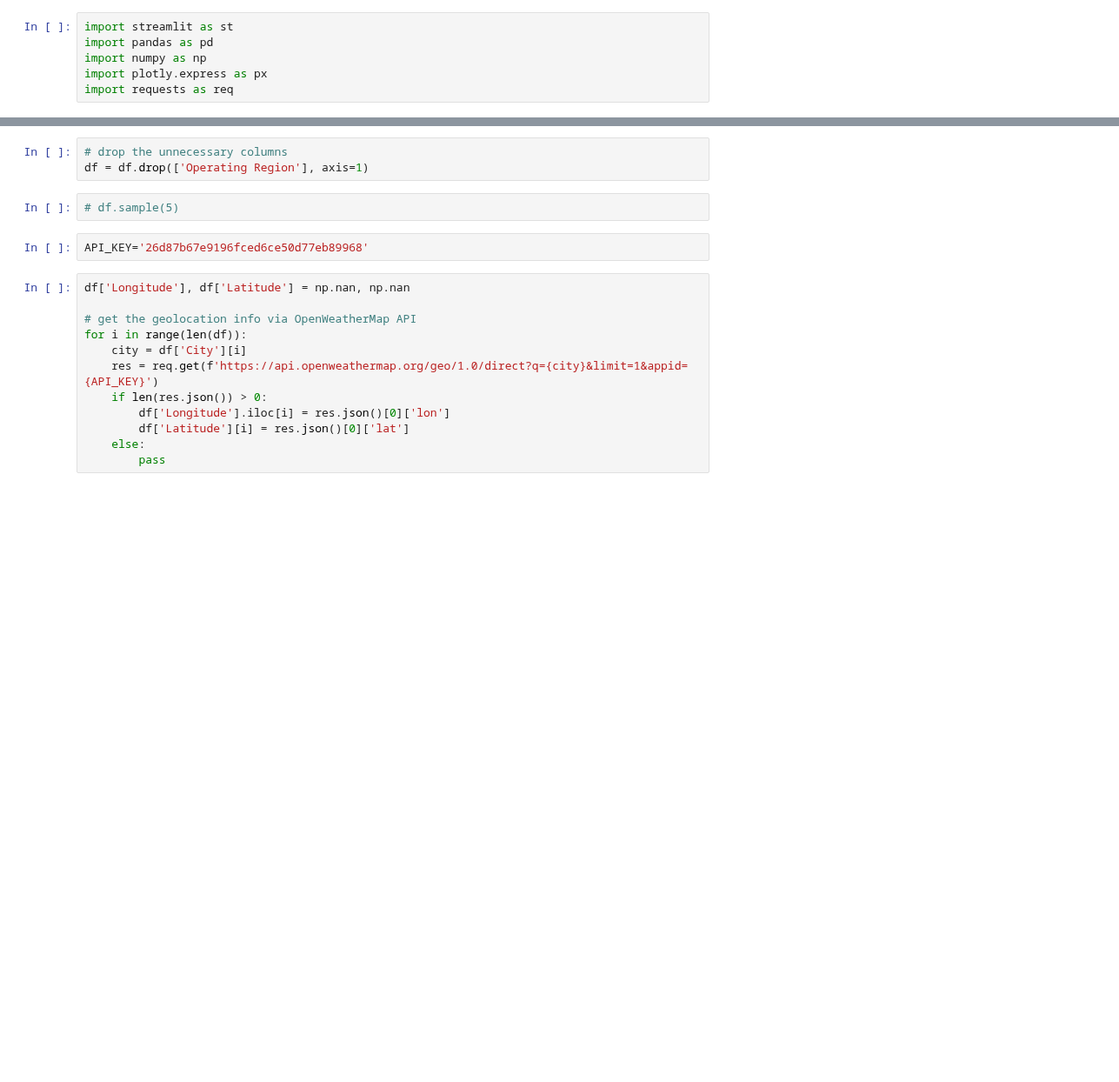
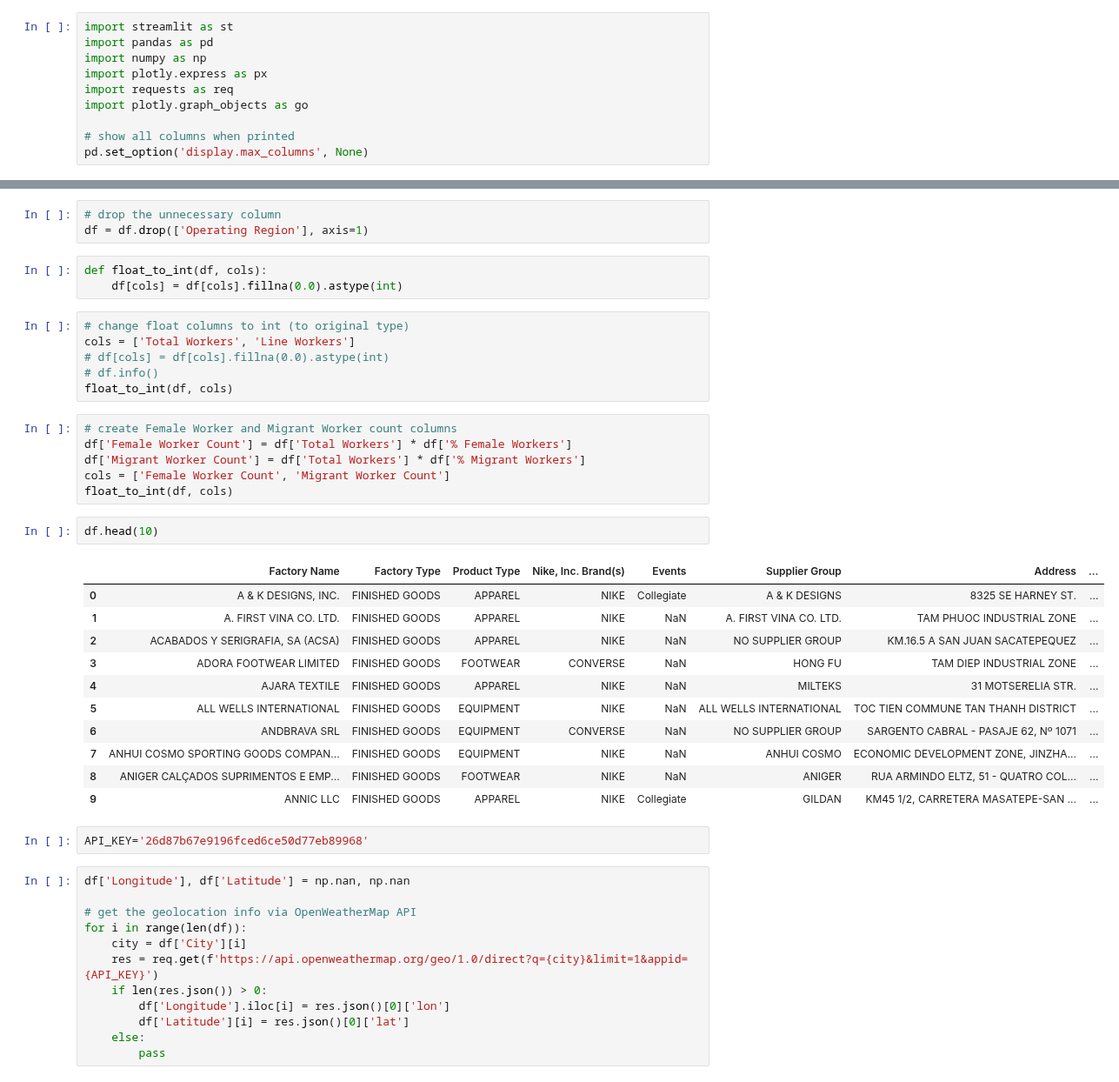
Before and after one commit to ediziks/EPITA-DSA-Notes, a Jupyter notebook: DataVisualization[DataViz]/FinalProject/test.ipynb, the cells around one changed output, grey strips where cells are left out. Shown at 87% size. Cells and saved outputs as stored; diff of their text form; blank space fills up the shorter version.

```diff
--- a/DataVisualization[DataViz]/FinalProject/test.ipynb
+++ b/DataVisualization[DataViz]/FinalProject/test.ipynb
@@ -4,5 +4,9 @@ import pandas as pd
 import numpy as np
 import plotly.express as px
 import requests as req
+import plotly.graph_objects as go
+
+# show all columns when printed
+pd.set_option('display.max_columns', None)
 # %%
 df = pd.read_excel('./NikeFactoryLocations.xlsx')
@@ -12,8 +13,35 @@ df.sample(5)
 # %%
-# drop the unnecessary columns
+# drop the unnecessary column
 df = df.drop(['Operating Region'], axis=1)
-# %%
-# df.sample(5)
+# %%
+def float_to_int(df, cols):
+    df[cols] = df[cols].fillna(0.0).astype(int)
+# %%
+# change float columns to int (to original type)
+cols = ['Total Workers', 'Line Workers']
+# df[cols] = df[cols].fillna(0.0).astype(int)
+# df.info()
+float_to_int(df, cols)
+# %%
+# create Female Worker and Migrant Worker count columns
+df['Female Worker Count'] = df['Total Workers'] * df['% Female Workers']
+df['Migrant Worker Count'] = df['Total Workers'] * df['% Migrant Workers']
+cols = ['Female Worker Count', 'Migrant Worker Count']
+float_to_int(df, cols)
+# %%
+df.head(10)
+# %% [output]
+|  | Factory Name | Factory Type | Product Type | Nike, Inc. Brand(s) | Events | Supplier Group | Address | ... |
+| 0 | A & K DESIGNS, INC. | FINISHED GOODS | APPAREL | NIKE | Collegiate | A & K DESIGNS | 8325 SE HARNEY ST. | ... |
+| 1 | A. FIRST VINA CO. LTD. | FINISHED GOODS | APPAREL | NIKE | NaN | A. FIRST VINA CO. LTD. | TAM PHUOC INDUSTRIAL ZONE | ... |
+| 2 | ACABADOS Y SERIGRAFIA, SA (ACSA) | FINISHED GOODS | APPAREL | NIKE | NaN | NO SUPPLIER GROUP | KM.16.5 A SAN JUAN SACATEPEQUEZ | ... |
+| 3 | ADORA FOOTWEAR LIMITED | FINISHED GOODS | FOOTWEAR | CONVERSE | NaN | HONG FU | TAM DIEP INDUSTRIAL ZONE | ... |
+| 4 | AJARA TEXTILE | FINISHED GOODS | APPAREL | NIKE | NaN | MILTEKS | 31 MOTSERELIA STR. | ... |
+| 5 | ALL WELLS INTERNATIONAL | FINISHED GOODS | EQUIPMENT | NIKE | NaN | ALL WELLS INTERNATIONAL | TOC TIEN COMMUNE TAN THANH DISTRICT | ... |
+| 6 | ANDBRAVA SRL | FINISHED GOODS | EQUIPMENT | CONVERSE | NaN | NO SUPPLIER GROUP | SARGENTO CABRAL - PASAJE 62, Nº 1071 | ... |
+| 7 | ANHUI COSMO SPORTING GOODS COMPAN... | FINISHED GOODS | EQUIPMENT | NIKE | NaN | ANHUI COSMO | ECONOMIC DEVELOPMENT ZONE, JINZHA... | ... |
+| 8 | ANIGER CALÇADOS SUPRIMENTOS E EMP... | FINISHED GOODS | FOOTWEAR | NIKE | NaN | ANIGER | RUA ARMINDO ELTZ, 51 - QUATRO COL... | ... |
+| 9 | ANNIC LLC | FINISHED GOODS | APPAREL | NIKE | Collegiate | GILDAN | KM45 1/2, CARRETERA MASATEPE-SAN ... | ... |
 # %%
 API_KEY='26d87b67e9196fced6ce50d77eb89968'
 # %%
```
Also changed, not shown: parts of 8 cells of this notebook.
